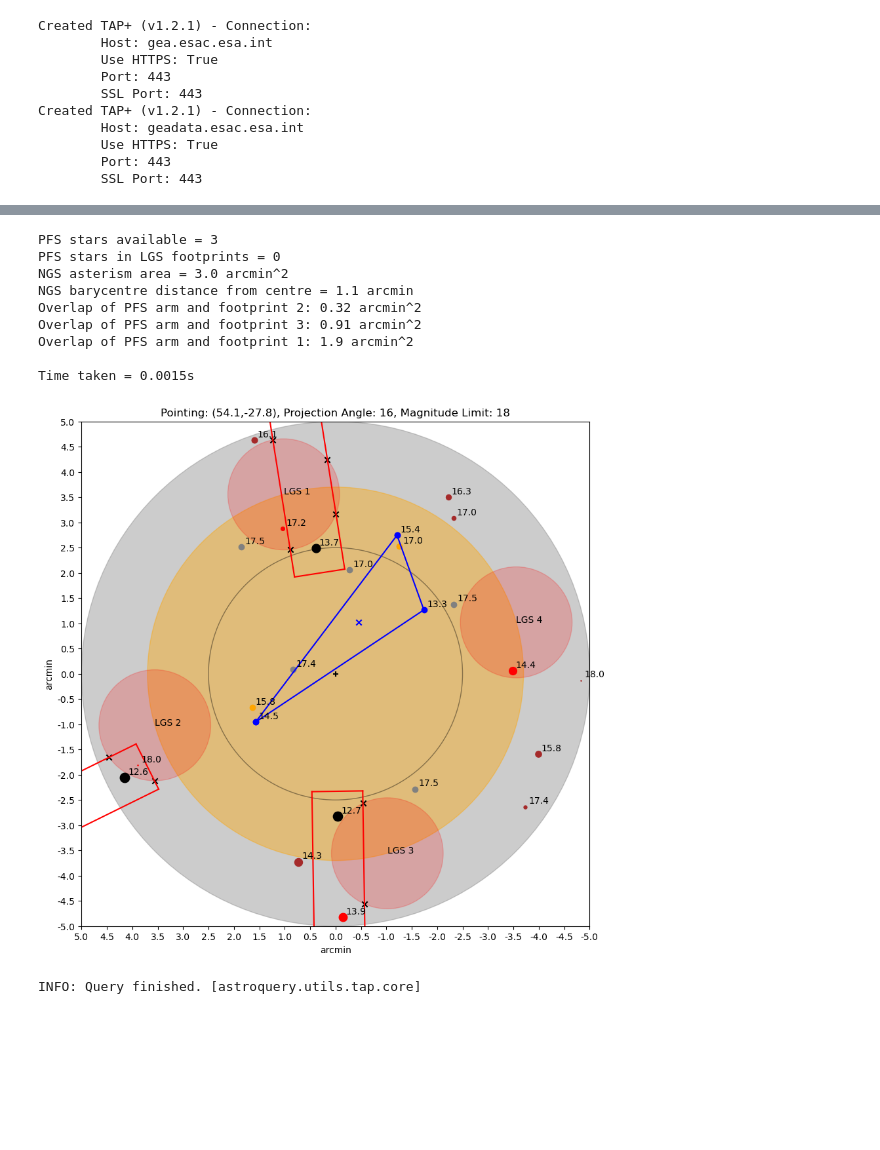
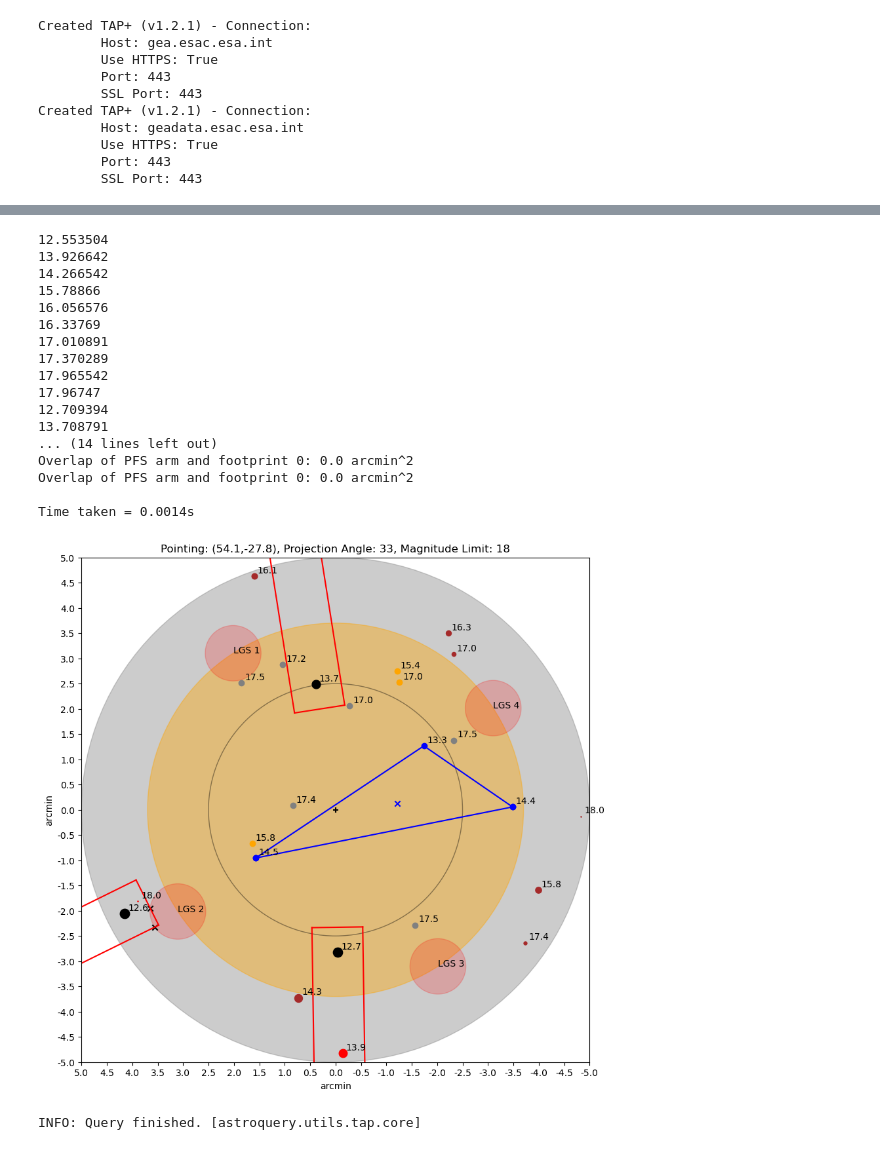
Before and after one commit to JamianStephan/MOSAIC-Sky-Coverage, a Jupyter notebook: V2/Master.ipynb, the cells around one changed output, grey strips where cells are left out. Saved outputs shown, nothing was run; the diff lists cells and outputs as text; code cells hidden in the pictures; blank space fills up the shorter version.

```diff
--- a/V2/Master.ipynb
+++ b/V2/Master.ipynb
@@ -38,6 +43,11 @@ Time taken = 0.002s
 # %%
+import time
 stars_data=GAIA_query.GAIA_query(54.1,-27.8,18)
+start=time.time()
 a=FOVsim_v3.FOV_stars(stars_data)
-a.run(54.1,-27.8, report=True,view=True, LGS_angle=16,override=True)
+
+a.run(54.1,-27.8, report=True,view=True, LGS_angle=18,override=True)
+period=time.time()-start
+print(period)
 # %% [output]
 INFO: Query finished. [astroquery.utils.tap.core]
@@ -54,20 +71,25 @@ Time taken = 0.0012s
-# %%
-stars_data=load_field.load_field("fields/CANDLES2",18)
-a=FOVsim_v3.FOV_stars(stars_data)
 # %%
 
-a.run(54.1,-27.8, report=True,view=True, LGS_angle=16)
+a.run(54.1,-27.8, report=True,view=True, LGS_angle=33)
 # %% [output]
-PFS stars available = 3
-PFS stars in LGS footprints = 0
-NGS asterism area = 3.0 arcmin^2
-NGS barycentre distance from centre = 1.1 arcmin
-Overlap of PFS arm and footprint 2: 0.32 arcmin^2
-Overlap of PFS arm and footprint 3: 0.91 arcmin^2
-Overlap of PFS arm and footprint 1: 1.9 arcmin^2
+12.553504
+13.926642
+14.266542
+15.78866
+16.056576
+16.33769
+17.010891
+17.370289
+17.965542
+17.96747
+12.709394
+13.708791
+... (14 lines left out)
+Overlap of PFS arm and footprint 0: 0.0 arcmin^2
+Overlap of PFS arm and footprint 0: 0.0 arcmin^2
 
-Time taken = 0.0015s
+Time taken = 0.0014s
-[figure, old version]
+[figure, new version]
 # %%
 stars_data=GAIA_query.GAIA_query(30,30,17)
 a=FOV_simulator.FOV_stars(stars_data)
```
Also changed, not shown: parts of 7 cells of this notebook, 2 other files.
